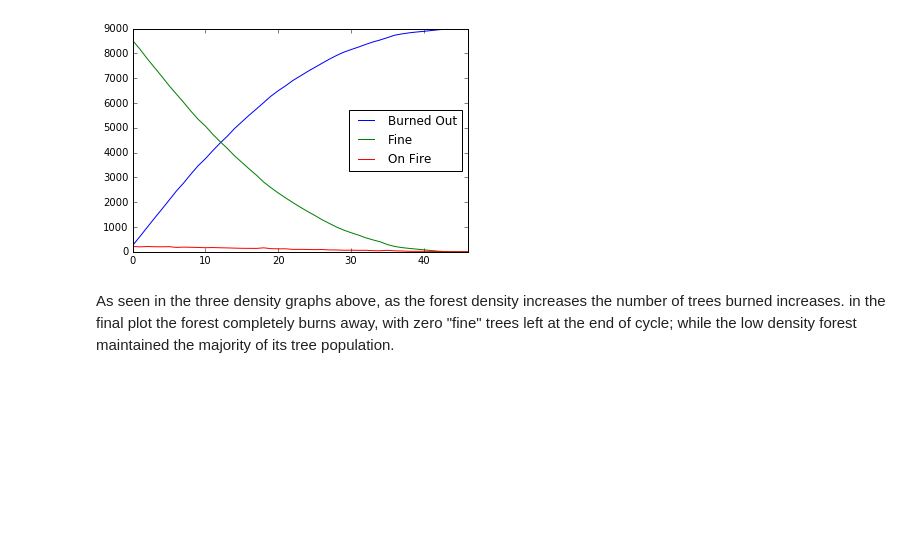
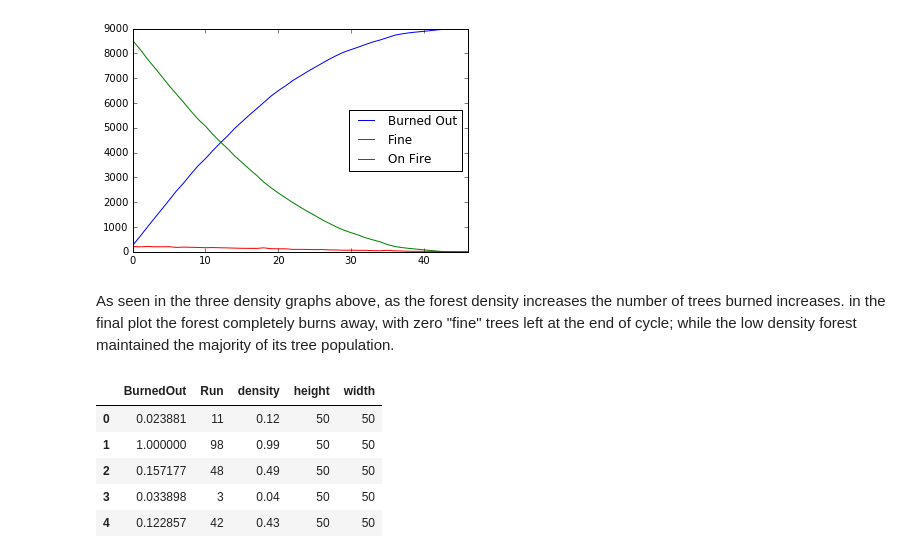
Before and after one commit to marckaylor/STA-Lab-4, a Jupyter notebook: Lab-4.ipynb, the cells around one changed output. Saved outputs shown, nothing was run; the diff lists cells and outputs as text; code cells hidden in the pictures; blank space fills up the shorter version.

```diff
--- a/Lab-4.ipynb
+++ b/Lab-4.ipynb
@@ -165,0 +173,11 @@ model_reporter = {"BurnedOut": lambda m: (ForestFire.count_type(m, "Burned Out")
+# %%
+#placing all the data colected into a data frame that can be visualized
+df = param_run.get_model_vars_dataframe()
+df.head()
+# %% [output]
+|  | BurnedOut | Run | density | height | width |
+| 0 | 0.023881 | 11 | 0.12 | 50 | 50 |
+| 1 | 1.000000 | 98 | 0.99 | 50 | 50 |
+| 2 | 0.157177 | 48 | 0.49 | 50 | 50 |
+| 3 | 0.033898 | 3 | 0.04 | 50 | 50 |
+| 4 | 0.122857 | 42 | 0.43 | 50 | 50 |
```
Also changed, not shown: parts of 6 cells of this notebook.
